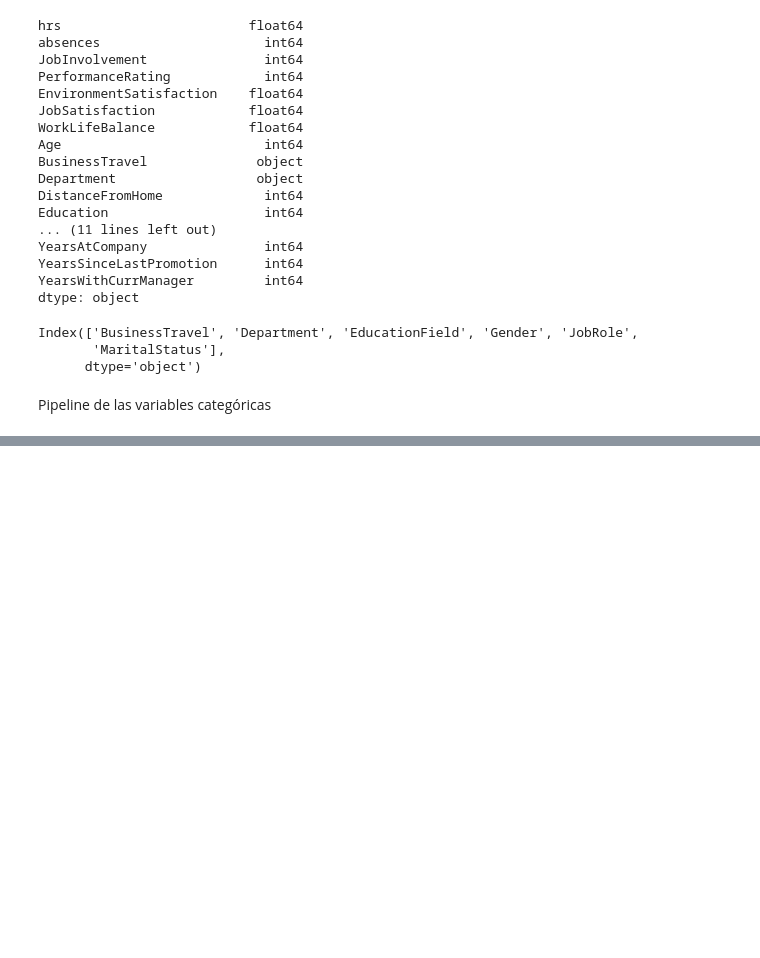
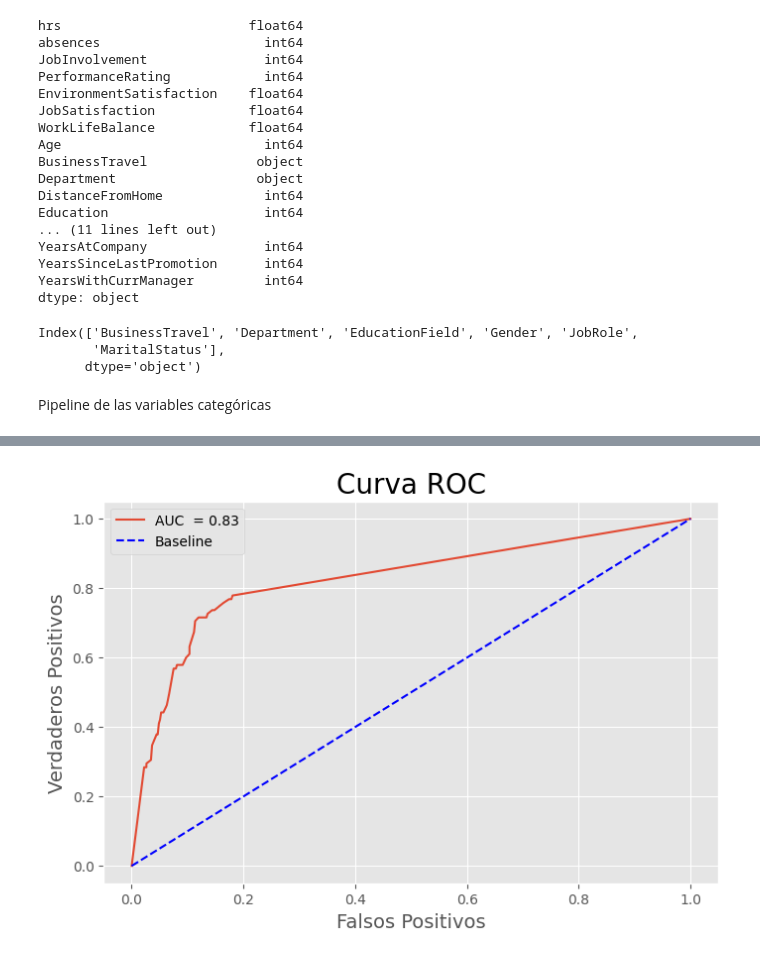
Before and after one commit to 100454201/Grupo35_Practica1, a Jupyter notebook: eda_notebook.ipynb, the cells around one changed output, grey strips where cells are left out. Cells and saved outputs as stored; diff of their text form; code cells hidden in the pictures; blank space fills up the shorter version.

```diff
--- a/eda_notebook.ipynb
+++ b/eda_notebook.ipynb
@@ -383,0 +606,17 @@ cat_transformer = Pipeline(steps=[
+# %%
+#Obtenemos las curva ROC y el área bajo la curva (AUC)
+
+probs = random_search.predict_proba(X_test)[:, 1]
+
+auc = metrics.roc_auc_score(y_test, probs)
+fpr, tpr, thresholds = metrics.roc_curve(y_test, probs)
+
+plt.figure(figsize=(8, 5))
+plt.plot(fpr, tpr, label=f'AUC  = {auc:.2f}')
+plt.plot([0, 1], [0, 1], color='blue', linestyle='--', label='Baseline')
+plt.title('Curva ROC', size=20)
+plt.xlabel('Falsos Positivos', size=14)
+plt.ylabel('Verdaderos Positivos', size=14)
+plt.legend();
+# %% [output]
+[figure, added]
```
Also changed, not shown: parts of 27 cells of this notebook.
